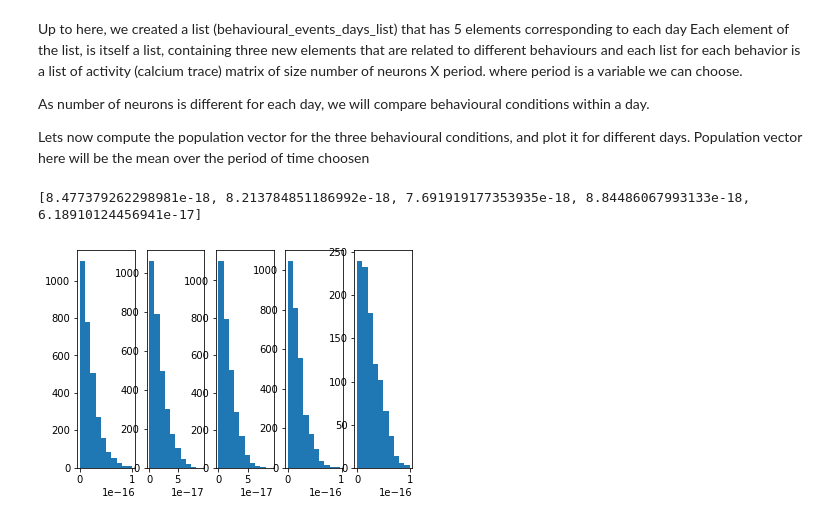
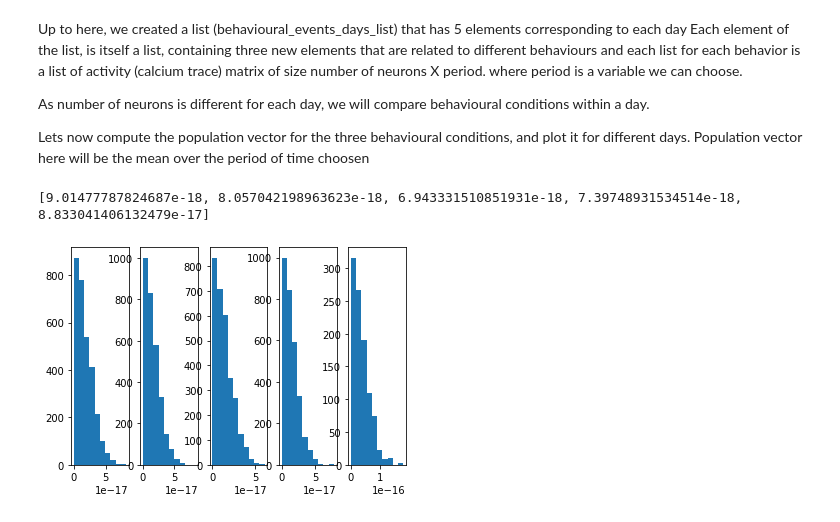
Before and after one commit to melisamc89/neural_analysys, a Jupyter notebook: src/population_vector_analysis.ipynb, the cells around one changed output. Saved outputs shown, nothing was run; the diff lists cells and outputs as text; code cells hidden in the pictures.

```diff
--- a/src/population_vector_analysis.ipynb
+++ b/src/population_vector_analysis.ipynb
@@ -27,7 +27,7 @@ import math
 # define mouse information, and preprocessin versions from analysis.
 # load data for all sessions in this mouse and compute mean activity for each neuron.
 
-mouse = 56165           ### mouse number id
+mouse = 32365          ### mouse number id
 decoding_v = 1            ## decoding version, normaly equal to one
 motion_correction_v = 20  ### 100 means everything was aligned, 200 means it was also equalized, 20 is for day wise
 alignment_v = 3           ## alignment version, version 3 is for day wise
@@ -39,8 +39,9 @@ component_evaluation_v = 1 ## component evaluation version
 # registration_v = 2        ## registration version
 sf = 10                   ## sampling frequency of the original signal
 re_sf= 10                 ## value of resampling
-session_now = 2
-period = 6
+session_now = 3
+period = int(6 * sf / re_sf)
+period_resting = period *10
 fixed = 'None'
 ## define task for plotting. This will cahnge for other mice!!!!
 if mouse == 56165 or mouse == 32364:
@@ -78,7 +79,7 @@ if mouse == 56166:
     if session_now == 1:
         task = 'RANDOM'
     else:
-        if session_now == 2:
+        if session_now == 3:
             task = 'OVERLAPPING'
             fixed = 'UL'
 
@@ -112,7 +113,7 @@ day = 1
 for trial in [1,6,11,16,21]:
     file_name_session_1 = 'mouse_' + f'{mouse}' + '_session_' + f'{session}' + '_trial_'+ f'{trial}'+'_v' + f'{decoding_v}' + '.4.' + f'{motion_correction_v}' + \
                           '.' + f'{alignment_v}' + '.' + f'{equalization_v}' + '.' + f'{source_extraction_v}' + '.' + \
-                          f'{component_evaluation_v}' +  '.1.npy'
+                          f'{component_evaluation_v}' +  '.0.npy'
 
     ##load activity and timeline
     activity = np.load(file_directory + file_name_session_1)
@@ -189,6 +190,9 @@ for day in range(len(behaviour_list)):
 
     object_list = []
     for target in [0,1,2]:
+        period1 = period
+        if target == 0:
+            period1 = period_resting
         object_data = []
         position_events = np.where(events == target)[0]
         events_duration = events_counter[position_events]   # convert to seconds
@@ -196,7 +200,7 @@ for day in range(len(behaviour_list)):
         i = 0
         for event in events_duration:
             if event > period:
-                object_data.append(activity_list[day][:,time[i]:time[i]+period])
+                object_data.append(activity_list[day][:,time[i]:time[i]+period1])
             i = i + 1
         object_list.append(object_data)
     behavioural_events_days_list.append(object_list)
@@ -231,13 +235,16 @@ for day in range(len(behavioural_events_days_list)):
     matrix_limits = []
     for i in range(len(behavioural_events_days_list[day])):
         if behavioural_events_days_list[day][i]:
+            period1 = period
+            if i == 0:
+                period1 = period_resting
             mean_over_trials =  np.mean(behavioural_events_days_list[day][i], axis= 0)
-            matrix1 = np.zeros((len(mean_over_trials),period*len(behavioural_events_days_list[day][i])))
+            matrix1 = np.zeros((len(mean_over_trials),period1*len(behavioural_events_days_list[day][i])))
             for j in range(len(behavioural_events_days_list[day][i])):
-                matrix1[:,j*period:(j+1)*period] = behavioural_events_days_list[day][i][j]
+                matrix1[:,j*period1:(j+1)*period1] = behavioural_events_days_list[day][i][j]
             matrix_list.append(matrix1)
-            matrix_limits.append([matrix_size, matrix_size + period*len(behavioural_events_days_list[day][i])])
-            matrix_size = matrix_size + period*len(behavioural_events_days_list[day][i])
+            matrix_limits.append([matrix_size, matrix_size + period1*len(behavioural_events_days_list[day][i])])
+            matrix_size = matrix_size + period1*len(behavioural_events_days_list[day][i])
     auxiliar_matrix = np.zeros((len(mean_over_trials),matrix_size))
     for i in range(len(matrix_list)):
         auxiliar_matrix[:,matrix_limits[i][0]:matrix_limits[i][1]] = matrix_list[i]
@@ -262,35 +269,35 @@ for day in range(len(behavioural_events_days_list)):
             for k in range(j+1,len(mean_list)):
                 distance = np.linalg.norm(mean_list[j]-mean_list[k])
                 null_distribution.append(distance)
     null_distribution_list.append(null_distribution)
 
 ## plot null distribution for different days
 
 fig = plt.figure()
 gs = plt.GridSpec(1,5)
 for day in range(len(null_distribution_list)):
     ax = fig.add_subplot(gs[0, day])
     ax.hist(null_distribution_list[day])
 
 ## sort null distribution values and take 95%
 null_distribution_limit = []
 for day in range(len(null_distribution_list)):
     sorted_null_distribution = np.sort(null_distribution_list[day])
     null_distribution_limit.append(sorted_null_distribution[950])
 print(null_distribution_limit)
 
 ## compute euclidean distance matrix using normalization
 euclidean_distance_list = []
 for day in range(len(behaviour_list)-1):
     euclidean_distance = np.zeros((len(population_vector[day]),len(population_vector[day])))
     for i in range(len(population_vector[day])):
         for j in range(len(population_vector[day])):
             distance = np.linalg.norm(population_vector[day][i]-population_vector[day][j])
             euclidean_distance[i,j]= distance / population_vector[day][i].shape
     euclidean_distance_list.append(euclidean_distance)
 # %% [output]
-[8.477379262298981e-18, 8.213784851186992e-18, 7.691919177353935e-18, 8.84486067993133e-18, 6.18910124456941e-17]
+[9.01477787824687e-18, 8.057042198963623e-18, 6.943331510851931e-18, 7.39748931534514e-18, 8.833041406132479e-17]
-[figure, old version]
+[figure, new version]
 # %%
 fig = plt.figure()
 gs = plt.GridSpec(len(behaviour_list)-1, 6)
```
Also changed, not shown: parts of 2 cells of this notebook, 3 other files.
